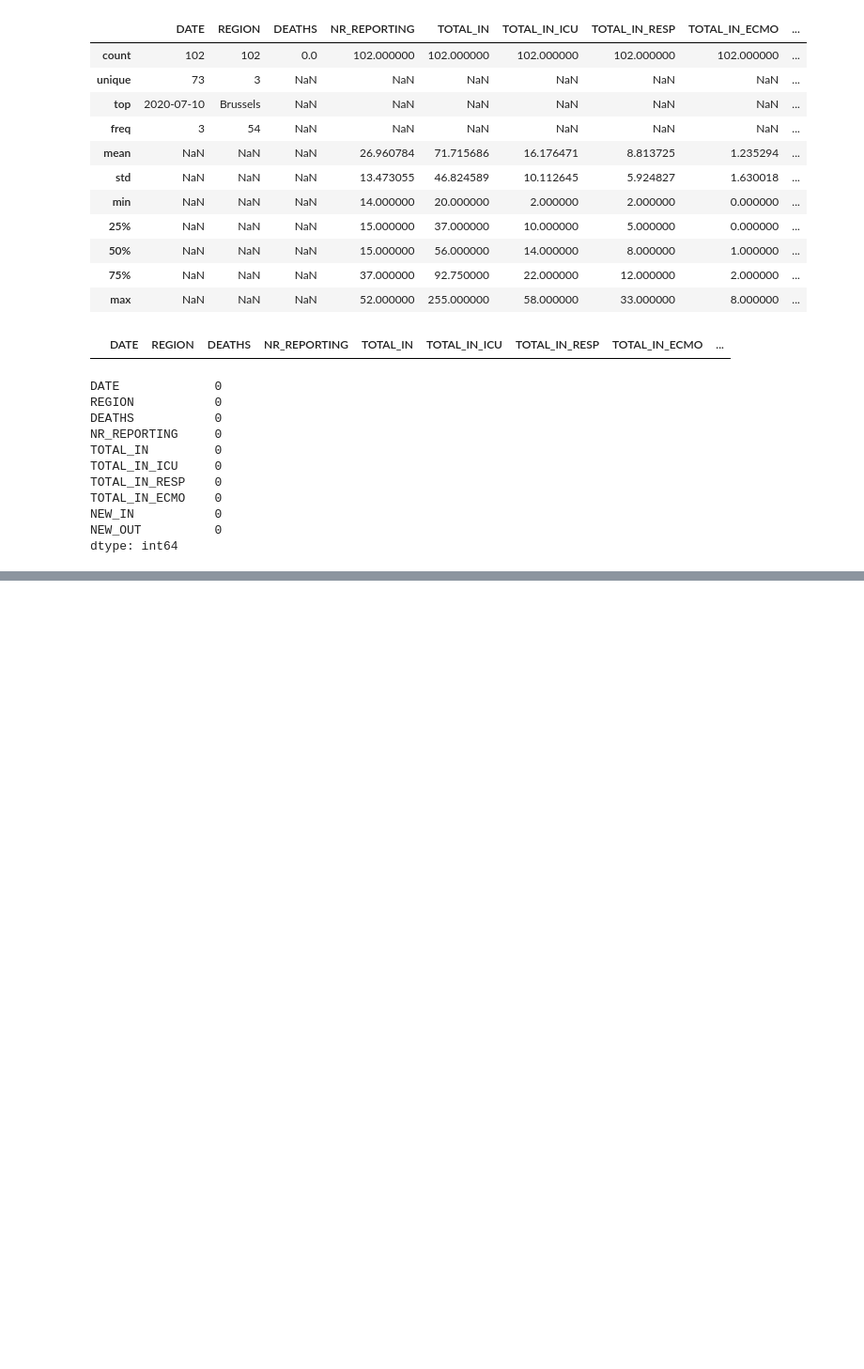
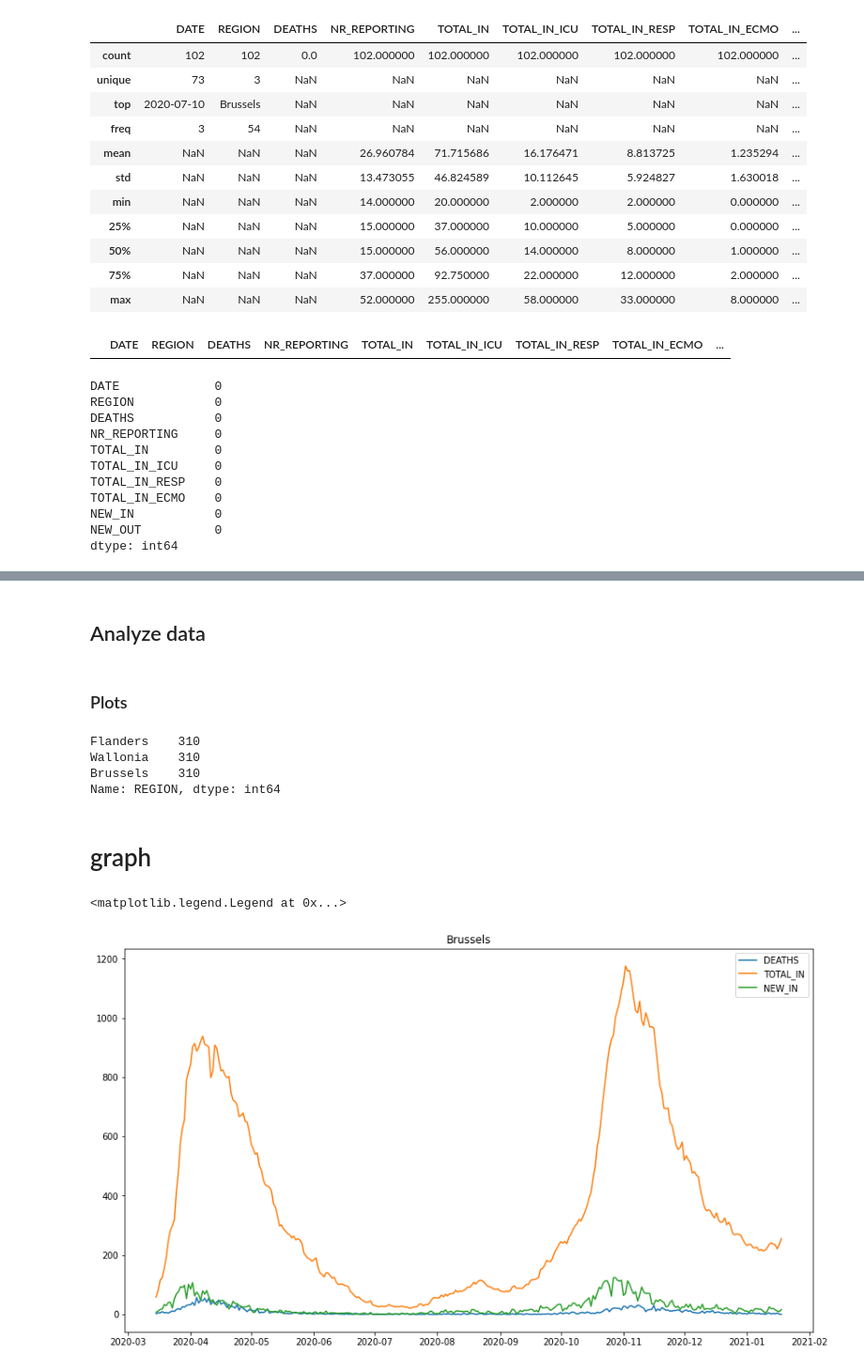
Before and after one commit to Demesmaeker/workshop-IBM-covid, a Jupyter notebook: main.ipynb, the cells around one changed output, grey strips where cells are left out. Shown at 94% size. Saved outputs shown, nothing was run; the diff lists cells and outputs as text; code cells hidden in the pictures; blank space fills up the shorter version.

```diff
--- a/main.ipynb
+++ b/main.ipynb
@@ -251,0 +282,2 @@ dtype: int64
+# %%
+final["DATE"] = pd.to_datetime(final["DATE"])
@@ -251,0 +298,14 @@ dtype: int64
+# %% [markdown]
+## Analyze data
+# %% [markdown]
+### Plots
+# %%
+final["REGION"].value_counts()
+# %% [output]
+Flanders    310
+Wallonia    310
+Brussels    310
+Name: REGION, dtype: int64
+# %%
+#df_geo = df.dropna(subset=['geoId']).pivot(index='dateRep', columns='geoId', values=['cases', 'deaths'])
+final_pivot = final.pivot(index="DATE",columns="REGION",values=["DEATHS","TOTAL_IN","NEW_IN"])
@@ -251,0 +314,15 @@ dtype: int64
+# %% [markdown]
+# graph
+# %%
+#df.plot(kind='bar', ax=ax)
+#ax = df.plot(kind='bar') # "same" as above
+plt.figure(figsize=(14,8))
+fig = plt.plot(final_pivot["DEATHS"].Brussels)
+#ax1.legend = 'DEATHS'
+plt.plot(final_pivot["TOTAL_IN"].Brussels)
+plt.plot(final_pivot["NEW_IN"].Brussels)
+plt.title("Brussels")
+plt.legend(["DEATHS","TOTAL_IN","NEW_IN"])
+# %% [output]
+<matplotlib.legend.Legend at 0x...>
+[figure, added]
```
Also changed, not shown: parts of 9 cells of this notebook.
